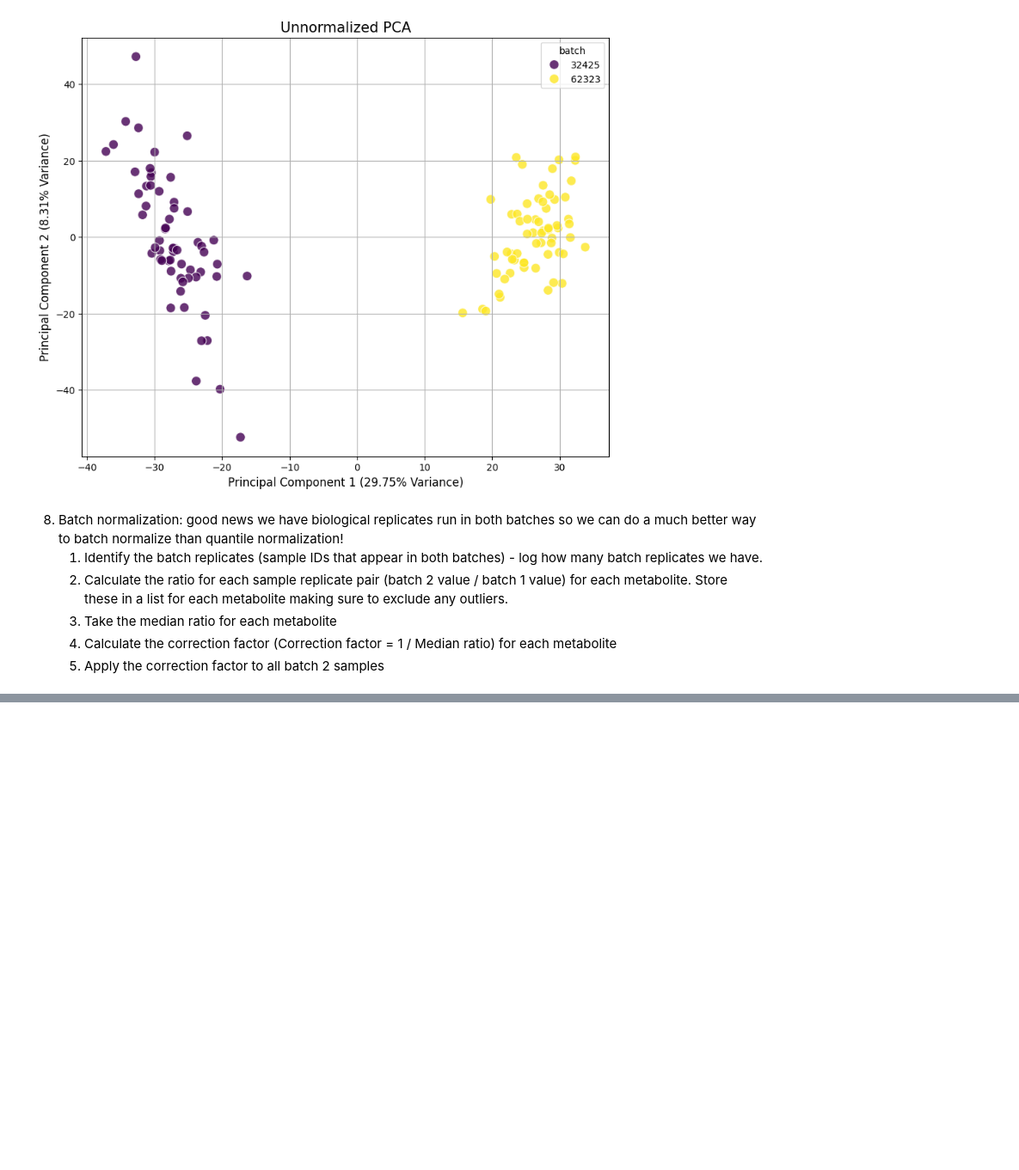
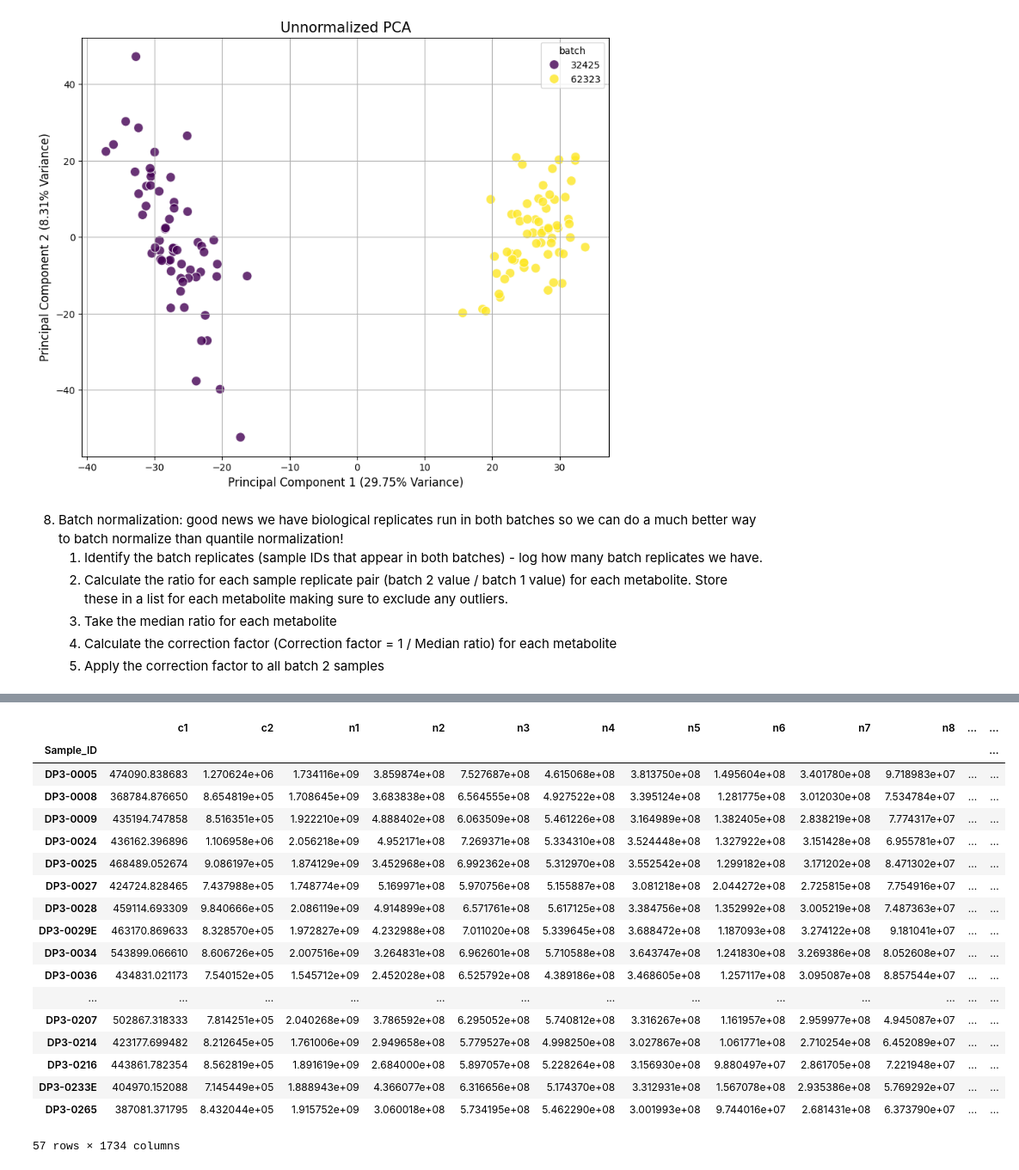
Before and after one commit to spiekos/PiekosLab, a Jupyter notebook: kaylaxu/test.MTBL_datacleaning.ipynb, the cells around one changed output, grey strips where cells are left out. Shown at 86% size. Saved outputs shown, nothing was run; the diff lists cells and outputs as text; code cells hidden in the pictures; blank space fills up the shorter version.

```diff
--- a/kaylaxu/test.MTBL_datacleaning.ipynb
+++ b/kaylaxu/test.MTBL_datacleaning.ipynb
@@ -304,0 +367,3 @@ Name: p3704, Length: 62, dtype: float64
+# %%
+exp_data["Samples_32425"]= np.log2(exp_data["Samples_32425"])
+exp_data["Samples_62323"] = np.log2(exp_data["Samples_62323"])
@@ -304,0 +372,3 @@ Name: p3704, Length: 62, dtype: float64
+# %%
+exp_data["Samples_62323"] = (exp_data["Samples_62323"] - exp_data["Samples_62323"].median()) / (exp_data["Samples_62323"].quantile(0.75) - exp_data["Samples_62323"].quantile(0.25))
+exp_data["Samples_32425"] = (exp_data["Samples_32425"] - exp_data["Samples_32425"].median()) / (exp_data["Samples_32425"].quantile(0.75) - exp_data["Samples_32425"].quantile(0.25))
@@ -304,0 +415,10 @@ Name: p3704, Length: 62, dtype: float64
+# %%
+# read in csv files
+pos_exp = pd.read_csv("/Users/kaylaxu/Desktop/data/clean_data/MTBL_placenta/pos_expression.csv", index_col=0)
+pos_batch = pd.read_csv("/Users/kaylaxu/Desktop/data/clean_data/MTBL_placenta/pos_batch.csv", index_col=0)
+pos_comp = pd.read_csv("/Users/kaylaxu/Desktop/data/clean_data/MTBL_placenta/pos_compounds.csv", index_col=0)
+
+# read in csv files
+neg_exp = pd.read_csv("/Users/kaylaxu/Desktop/data/clean_data/MTBL_placenta/neg_expression.csv", index_col=0)
+neg_batch = pd.read_csv("/Users/kaylaxu/Desktop/data/clean_data/MTBL_placenta/neg_batch.csv", index_col=0)
+neg_comp = pd.read_csv("/Users/kaylaxu/Desktop/data/clean_data/MTBL_placenta/neg_compounds.csv", index_col=0)
@@ -304,0 +485,2 @@ Name: p3704, Length: 62, dtype: float64
+# %%
+x, y = clean(pos_exp, pos_batch, pos_comp, neg_exp, neg_batch, neg_comp)
@@ -304,0 +512,22 @@ Name: p3704, Length: 62, dtype: float64
+# %%
+y["Samples_62323_neg"]
+# %% [output]
+|  | c1 | c2 | n1 | n2 | n3 | n4 | n5 | n6 | n7 | n8 | ... | ... |
+| Sample_ID |  |  |  |  |  |  |  |  |  |  |  | ... |
+| DP3-0005 | 474090.838683 | 1.270624e+06 | 1.734116e+09 | 3.859874e+08 | 7.527687e+08 | 4.615068e+08 | 3.813750e+08 | 1.495604e+08 | 3.401780e+08 | 9.718983e+07 | ... | ... |
+| DP3-0008 | 368784.876650 | 8.654819e+05 | 1.708645e+09 | 3.683838e+08 | 6.564555e+08 | 4.927522e+08 | 3.395124e+08 | 1.281775e+08 | 3.012030e+08 | 7.534784e+07 | ... | ... |
+| DP3-0009 | 435194.747858 | 8.516351e+05 | 1.922210e+09 | 4.888402e+08 | 6.063509e+08 | 5.461226e+08 | 3.164989e+08 | 1.382405e+08 | 2.838219e+08 | 7.774317e+07 | ... | ... |
+| DP3-0024 | 436162.396896 | 1.106958e+06 | 2.056218e+09 | 4.952171e+08 | 7.269371e+08 | 5.334310e+08 | 3.524448e+08 | 1.327922e+08 | 3.151428e+08 | 6.955781e+07 | ... | ... |
+| DP3-0025 | 468489.052674 | 9.086197e+05 | 1.874129e+09 | 3.452968e+08 | 6.992362e+08 | 5.312970e+08 | 3.552542e+08 | 1.299182e+08 | 3.171202e+08 | 8.471302e+07 | ... | ... |
+| DP3-0027 | 424724.828465 | 7.437988e+05 | 1.748774e+09 | 5.169971e+08 | 5.970756e+08 | 5.155887e+08 | 3.081218e+08 | 2.044272e+08 | 2.725815e+08 | 7.754916e+07 | ... | ... |
+| DP3-0028 | 459114.693309 | 9.840666e+05 | 2.086119e+09 | 4.914899e+08 | 6.571761e+08 | 5.617125e+08 | 3.384756e+08 | 1.352992e+08 | 3.005219e+08 | 7.487363e+07 | ... | ... |
+| DP3-0029E | 463170.869633 | 8.328570e+05 | 1.972827e+09 | 4.232988e+08 | 7.011020e+08 | 5.339645e+08 | 3.688472e+08 | 1.187093e+08 | 3.274122e+08 | 9.181041e+07 | ... | ... |
+| DP3-0034 | 543899.066610 | 8.606726e+05 | 2.007516e+09 | 3.264831e+08 | 6.962601e+08 | 5.710588e+08 | 3.643747e+08 | 1.241830e+08 | 3.269386e+08 | 8.052608e+07 | ... | ... |
+| DP3-0036 | 434831.021173 | 7.540152e+05 | 1.545712e+09 | 2.452028e+08 | 6.525792e+08 | 4.389186e+08 | 3.468605e+08 | 1.257117e+08 | 3.095087e+08 | 8.857544e+07 | ... | ... |
+| ... | ... | ... | ... | ... | ... | ... | ... | ... | ... | ... | ... | ... |
+| DP3-0207 | 502867.318333 | 7.814251e+05 | 2.040268e+09 | 3.786592e+08 | 6.295052e+08 | 5.740812e+08 | 3.316267e+08 | 1.161957e+08 | 2.959977e+08 | 4.945087e+07 | ... | ... |
+| DP3-0214 | 423177.699482 | 8.212645e+05 | 1.761006e+09 | 2.949658e+08 | 5.779527e+08 | 4.998250e+08 | 3.027867e+08 | 1.061771e+08 | 2.710254e+08 | 6.452089e+07 | ... | ... |
+| DP3-0216 | 443861.782354 | 8.562819e+05 | 1.891619e+09 | 2.684000e+08 | 5.897057e+08 | 5.228264e+08 | 3.156930e+08 | 9.880497e+07 | 2.861705e+08 | 7.221948e+07 | ... | ... |
+| DP3-0233E | 404970.152088 | 7.145449e+05 | 1.888943e+09 | 4.366077e+08 | 6.316656e+08 | 5.174370e+08 | 3.312931e+08 | 1.567078e+08 | 2.935386e+08 | 5.769292e+07 | ... | ... |
+| DP3-0265 | 387081.371795 | 8.432044e+05 | 1.915752e+09 | 3.060018e+08 | 5.734195e+08 | 5.462290e+08 | 3.001993e+08 | 9.744016e+07 | 2.681431e+08 | 6.373790e+07 | ... | ... |
+57 rows × 1734 columns
```
Also changed, not shown: parts of 30 cells of this notebook, 3 other files.
